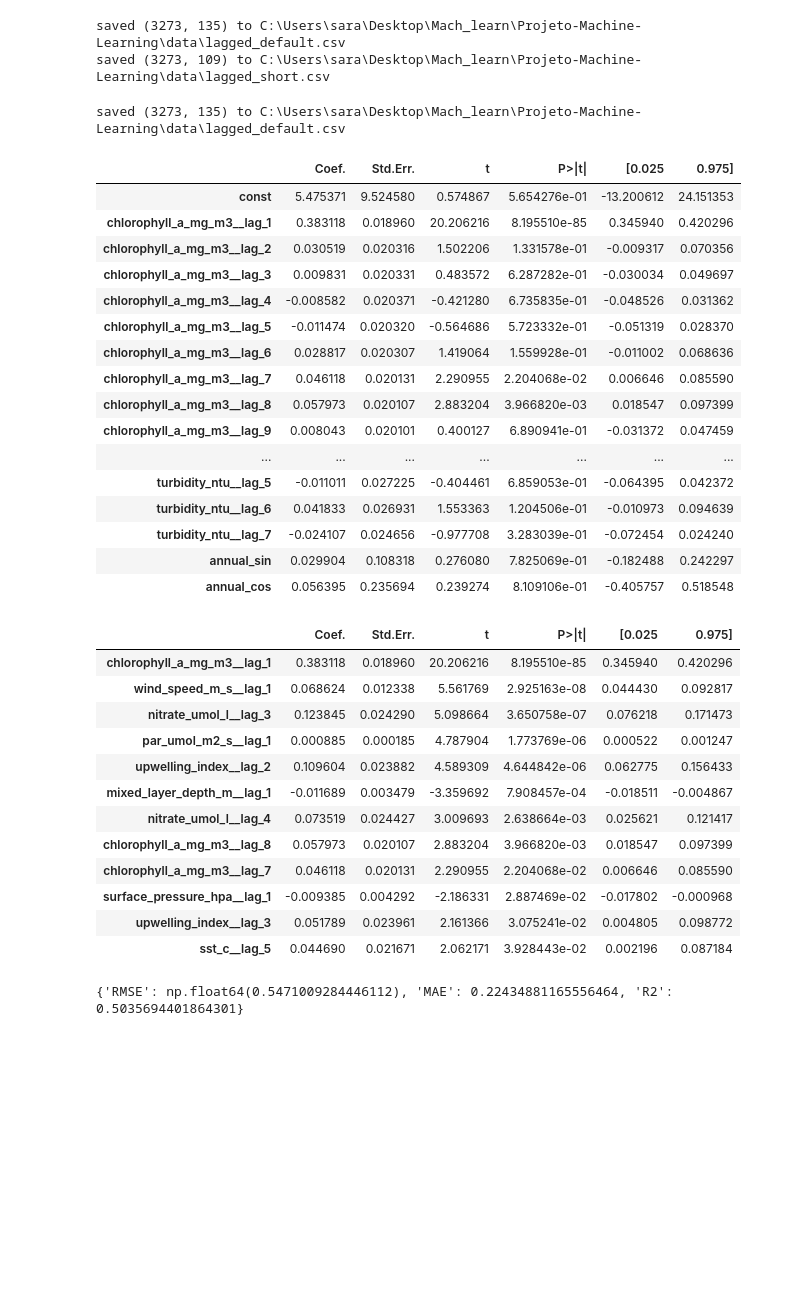
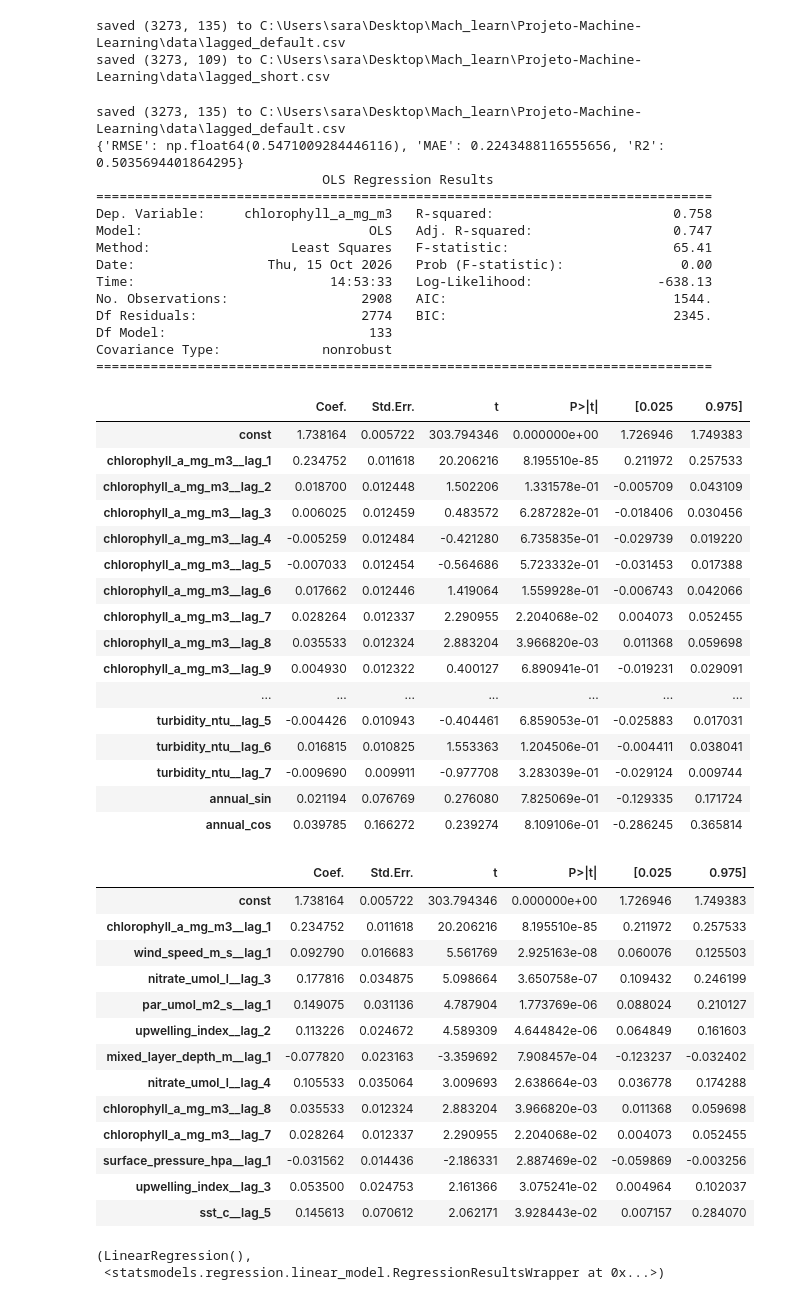
Before and after one commit to margaridardsf/Projeto-Machine-Learning, a Jupyter notebook: project_part1/training_code/experiencias2.ipynb, the cells around one changed output. Cells and saved outputs as stored; diff of their text form; code cells hidden in the pictures; blank space fills up the shorter version.

```diff
--- a/project_part1/training_code/experiencias2.ipynb
+++ b/project_part1/training_code/experiencias2.ipynb
@@ -414,37 +593,54 @@ saved (3273, 109) to C:\Users\sara\Desktop\Mach_learn\Projeto-Machine-Learning\d
 # %%
 # default lags
 lagged = build_and_save(df, "lagged_default")
-analysis(lagged, 'LOS', 'z-score', "2023-01-01")
+SCALERS = {"standard": StandardScaler, "minmax": MinMaxScaler, "robust": RobustScaler}
+
+analysis_LOS1(lagged, scaling="standard", alpha=0.05, split="2023-01-01")
 # %% [output]
 saved (3273, 135) to C:\Users\sara\Desktop\Mach_learn\Projeto-Machine-Learning\data\lagged_default.csv
+{'RMSE': np.float64(0.5471009284446116), 'MAE': 0.2243488116555656, 'R2': 0.5035694401864295}
+                             OLS Regression Results
+===============================================================================
+Dep. Variable:     chlorophyll_a_mg_m3   R-squared:                       0.758
+Model:                             OLS   Adj. R-squared:                  0.747
+Method:                  Least Squares   F-statistic:                     65.41
+Date:                 Thu, 15 Oct 2026   Prob (F-statistic):               0.00
+Time:                         14:53:33   Log-Likelihood:                -638.13
+No. Observations:                 2908   AIC:                             1544.
+Df Residuals:                     2774   BIC:                             2345.
+Df Model:                          133
+Covariance Type:             nonrobust
+===============================================================================
 |  | Coef. | Std.Err. | t | P>|t| | [0.025 | 0.975] |
-| const | 5.475371 | 9.524580 | 0.574867 | 5.654276e-01 | -13.200612 | 24.151353 |
-| chlorophyll_a_mg_m3__lag_1 | 0.383118 | 0.018960 | 20.206216 | 8.195510e-85 | 0.345940 | 0.420296 |
-| chlorophyll_a_mg_m3__lag_2 | 0.030519 | 0.020316 | 1.502206 | 1.331578e-01 | -0.009317 | 0.070356 |
-| chlorophyll_a_mg_m3__lag_3 | 0.009831 | 0.020331 | 0.483572 | 6.287282e-01 | -0.030034 | 0.049697 |
-| chlorophyll_a_mg_m3__lag_4 | -0.008582 | 0.020371 | -0.421280 | 6.735835e-01 | -0.048526 | 0.031362 |
-| chlorophyll_a_mg_m3__lag_5 | -0.011474 | 0.020320 | -0.564686 | 5.723332e-01 | -0.051319 | 0.028370 |
-| chlorophyll_a_mg_m3__lag_6 | 0.028817 | 0.020307 | 1.419064 | 1.559928e-01 | -0.011002 | 0.068636 |
-| chlorophyll_a_mg_m3__lag_7 | 0.046118 | 0.020131 | 2.290955 | 2.204068e-02 | 0.006646 | 0.085590 |
-| chlorophyll_a_mg_m3__lag_8 | 0.057973 | 0.020107 | 2.883204 | 3.966820e-03 | 0.018547 | 0.097399 |
-| chlorophyll_a_mg_m3__lag_9 | 0.008043 | 0.020101 | 0.400127 | 6.890941e-01 | -0.031372 | 0.047459 |
+| const | 1.738164 | 0.005722 | 303.794346 | 0.000000e+00 | 1.726946 | 1.749383 |
+| chlorophyll_a_mg_m3__lag_1 | 0.234752 | 0.011618 | 20.206216 | 8.195510e-85 | 0.211972 | 0.257533 |
+| chlorophyll_a_mg_m3__lag_2 | 0.018700 | 0.012448 | 1.502206 | 1.331578e-01 | -0.005709 | 0.043109 |
+| chlorophyll_a_mg_m3__lag_3 | 0.006025 | 0.012459 | 0.483572 | 6.287282e-01 | -0.018406 | 0.030456 |
+| chlorophyll_a_mg_m3__lag_4 | -0.005259 | 0.012484 | -0.421280 | 6.735835e-01 | -0.029739 | 0.019220 |
+| chlorophyll_a_mg_m3__lag_5 | -0.007033 | 0.012454 | -0.564686 | 5.723332e-01 | -0.031453 | 0.017388 |
+| chlorophyll_a_mg_m3__lag_6 | 0.017662 | 0.012446 | 1.419064 | 1.559928e-01 | -0.006743 | 0.042066 |
+| chlorophyll_a_mg_m3__lag_7 | 0.028264 | 0.012337 | 2.290955 | 2.204068e-02 | 0.004073 | 0.052455 |
+| chlorophyll_a_mg_m3__lag_8 | 0.035533 | 0.012324 | 2.883204 | 3.966820e-03 | 0.011368 | 0.059698 |
+| chlorophyll_a_mg_m3__lag_9 | 0.004930 | 0.012322 | 0.400127 | 6.890941e-01 | -0.019231 | 0.029091 |
 | ... | ... | ... | ... | ... | ... | ... |
-| turbidity_ntu__lag_5 | -0.011011 | 0.027225 | -0.404461 | 6.859053e-01 | -0.064395 | 0.042372 |
-| turbidity_ntu__lag_6 | 0.041833 | 0.026931 | 1.553363 | 1.204506e-01 | -0.010973 | 0.094639 |
-| turbidity_ntu__lag_7 | -0.024107 | 0.024656 | -0.977708 | 3.283039e-01 | -0.072454 | 0.024240 |
-| annual_sin | 0.029904 | 0.108318 | 0.276080 | 7.825069e-01 | -0.182488 | 0.242297 |
-| annual_cos | 0.056395 | 0.235694 | 0.239274 | 8.109106e-01 | -0.405757 | 0.518548 |
+| turbidity_ntu__lag_5 | -0.004426 | 0.010943 | -0.404461 | 6.859053e-01 | -0.025883 | 0.017031 |
+| turbidity_ntu__lag_6 | 0.016815 | 0.010825 | 1.553363 | 1.204506e-01 | -0.004411 | 0.038041 |
+| turbidity_ntu__lag_7 | -0.009690 | 0.009911 | -0.977708 | 3.283039e-01 | -0.029124 | 0.009744 |
+| annual_sin | 0.021194 | 0.076769 | 0.276080 | 7.825069e-01 | -0.129335 | 0.171724 |
+| annual_cos | 0.039785 | 0.166272 | 0.239274 | 8.109106e-01 | -0.286245 | 0.365814 |
 |  | Coef. | Std.Err. | t | P>|t| | [0.025 | 0.975] |
-| chlorophyll_a_mg_m3__lag_1 | 0.383118 | 0.018960 | 20.206216 | 8.195510e-85 | 0.345940 | 0.420296 |
-| wind_speed_m_s__lag_1 | 0.068624 | 0.012338 | 5.561769 | 2.925163e-08 | 0.044430 | 0.092817 |
-| nitrate_umol_l__lag_3 | 0.123845 | 0.024290 | 5.098664 | 3.650758e-07 | 0.076218 | 0.171473 |
-| par_umol_m2_s__lag_1 | 0.000885 | 0.000185 | 4.787904 | 1.773769e-06 | 0.000522 | 0.001247 |
-| upwelling_index__lag_2 | 0.109604 | 0.023882 | 4.589309 | 4.644842e-06 | 0.062775 | 0.156433 |
-| mixed_layer_depth_m__lag_1 | -0.011689 | 0.003479 | -3.359692 | 7.908457e-04 | -0.018511 | -0.004867 |
-| nitrate_umol_l__lag_4 | 0.073519 | 0.024427 | 3.009693 | 2.638664e-03 | 0.025621 | 0.121417 |
-| chlorophyll_a_mg_m3__lag_8 | 0.057973 | 0.020107 | 2.883204 | 3.966820e-03 | 0.018547 | 0.097399 |
-| chlorophyll_a_mg_m3__lag_7 | 0.046118 | 0.020131 | 2.290955 | 2.204068e-02 | 0.006646 | 0.085590 |
-| surface_pressure_hpa__lag_1 | -0.009385 | 0.004292 | -2.186331 | 2.887469e-02 | -0.017802 | -0.000968 |
-| upwelling_index__lag_3 | 0.051789 | 0.023961 | 2.161366 | 3.075241e-02 | 0.004805 | 0.098772 |
-| sst_c__lag_5 | 0.044690 | 0.021671 | 2.062171 | 3.928443e-02 | 0.002196 | 0.087184 |
+| const | 1.738164 | 0.005722 | 303.794346 | 0.000000e+00 | 1.726946 | 1.749383 |
+| chlorophyll_a_mg_m3__lag_1 | 0.234752 | 0.011618 | 20.206216 | 8.195510e-85 | 0.211972 | 0.257533 |
+| wind_speed_m_s__lag_1 | 0.092790 | 0.016683 | 5.561769 | 2.925163e-08 | 0.060076 | 0.125503 |
+| nitrate_umol_l__lag_3 | 0.177816 | 0.034875 | 5.098664 | 3.650758e-07 | 0.109432 | 0.246199 |
+| par_umol_m2_s__lag_1 | 0.149075 | 0.031136 | 4.787904 | 1.773769e-06 | 0.088024 | 0.210127 |
+| upwelling_index__lag_2 | 0.113226 | 0.024672 | 4.589309 | 4.644842e-06 | 0.064849 | 0.161603 |
+| mixed_layer_depth_m__lag_1 | -0.077820 | 0.023163 | -3.359692 | 7.908457e-04 | -0.123237 | -0.032402 |
+| nitrate_umol_l__lag_4 | 0.105533 | 0.035064 | 3.009693 | 2.638664e-03 | 0.036778 | 0.174288 |
+| chlorophyll_a_mg_m3__lag_8 | 0.035533 | 0.012324 | 2.883204 | 3.966820e-03 | 0.011368 | 0.059698 |
+| chlorophyll_a_mg_m3__lag_7 | 0.028264 | 0.012337 | 2.290955 | 2.204068e-02 | 0.004073 | 0.052455 |
+| surface_pressure_hpa__lag_1 | -0.031562 | 0.014436 | -2.186331 | 2.887469e-02 | -0.059869 | -0.003256 |
+| upwelling_index__lag_3 | 0.053500 | 0.024753 | 2.161366 | 3.075241e-02 | 0.004964 | 0.102037 |
+| sst_c__lag_5 | 0.145613 | 0.070612 | 2.062171 | 3.928443e-02 | 0.007157 | 0.284070 |
-{'RMSE': np.float64(0.5471009284446112), 'MAE': 0.22434881165556464, 'R2': 0.5035694401864301}
+(LinearRegression(),
+ <statsmodels.regression.linear_model.RegressionResultsWrapper at 0x...>)
```
Also changed, not shown: parts of 5 cells of this notebook, 3 other files.
